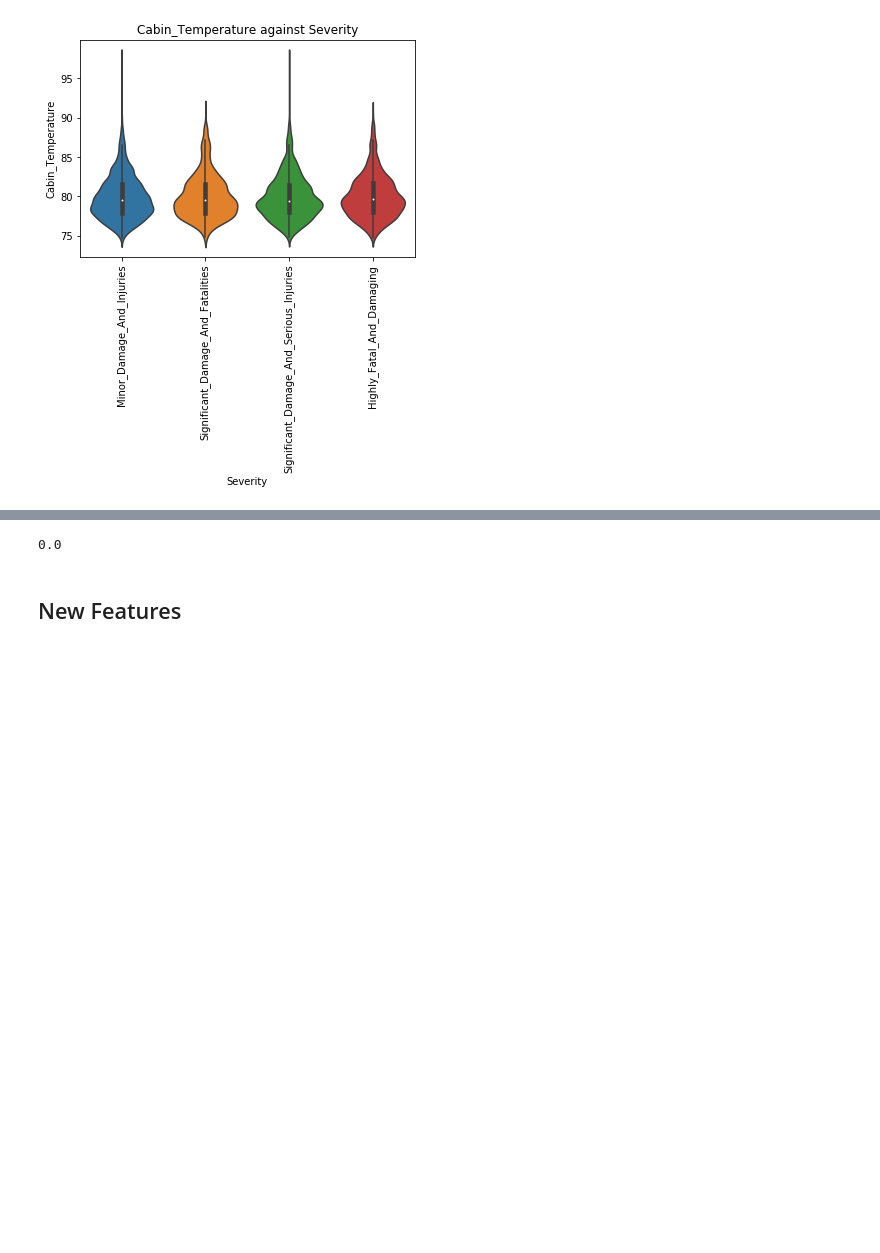
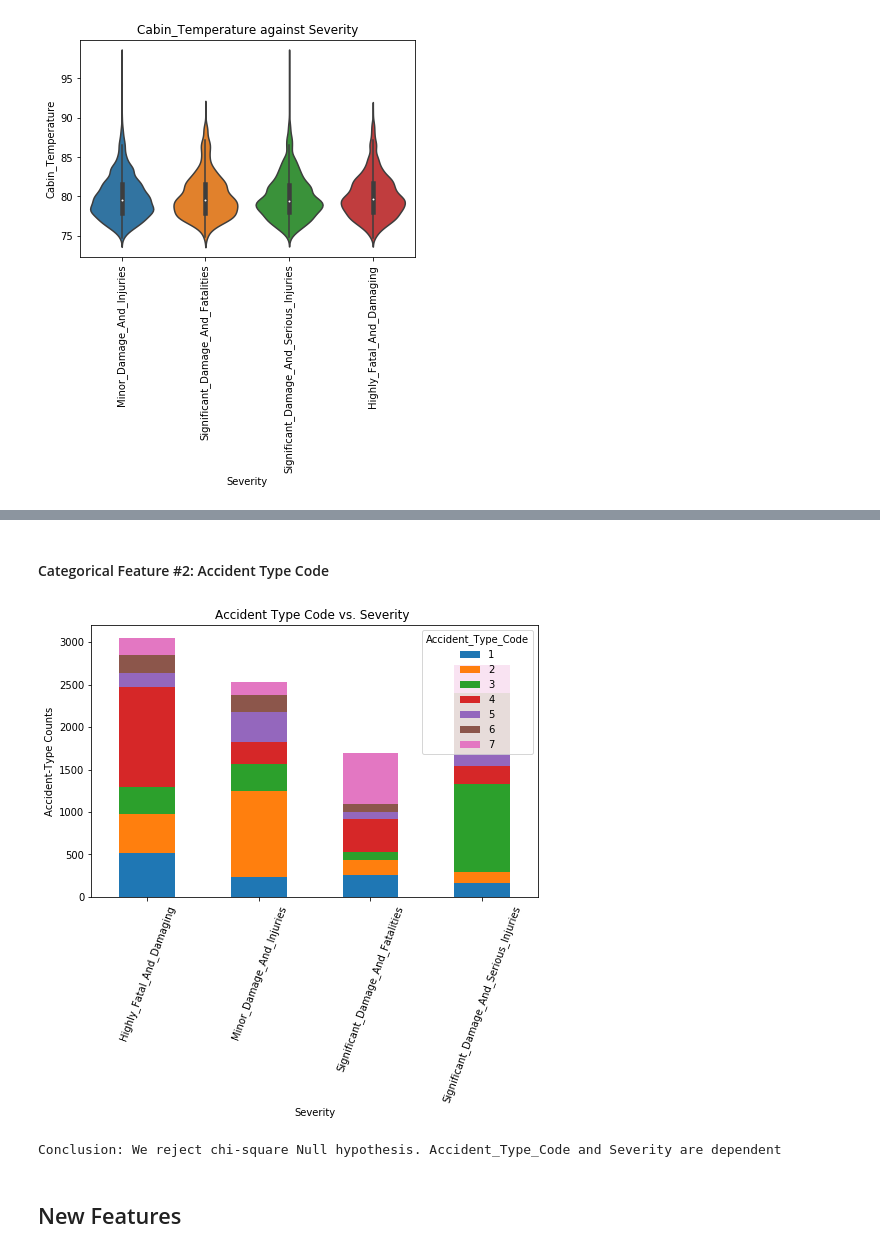
Before and after one commit to prabardash/Hackerearth-Airplane-ML-Challenge, a Jupyter notebook: Analysis.ipynb, the cells around one changed output, grey strips where cells are left out. Drawn from its saved outputs; the diff is of its cells as text; code cells hidden in the pictures; blank space fills up the shorter version.

```diff
--- a/Analysis.ipynb
+++ b/Analysis.ipynb
@@ -312,9 +314,26 @@ pval
+# %% [markdown]
+#### Categorical Feature #2: Accident Type Code
+# %%
+ctab = pd.crosstab(train_df['Severity'], train_df['Accident_Type_Code'])
+severity = list(ctab.index.values)
+
+
+ctab.plot.bar(stacked = True, figsize = (8,5), rot = 70)
+plt.xlabel('Severity')
+plt.ylabel('Accident-Type Counts')
+plt.title('Accident Type Code vs. Severity ')
+plt.show()
+# %% [output]
+[figure, added]
 # %%
+alpha = 0.05
 ctab = pd.crosstab(train_df['Severity'], train_df['Accident_Type_Code'])
 Csquare, pval, dof, freq = stats.chi2_contingency(ctab)
-pval
+
+if(pval<alpha):
+    print('Conclusion: We reject chi-square Null hypothesis. Accident_Type_Code and Severity are dependent')
 # %% [output]
-0.0
+Conclusion: We reject chi-square Null hypothesis. Accident_Type_Code and Severity are dependent
 # %% [markdown]
 ## New Features
 # %%
```
Also changed, not shown: parts of 9 cells of this notebook.
